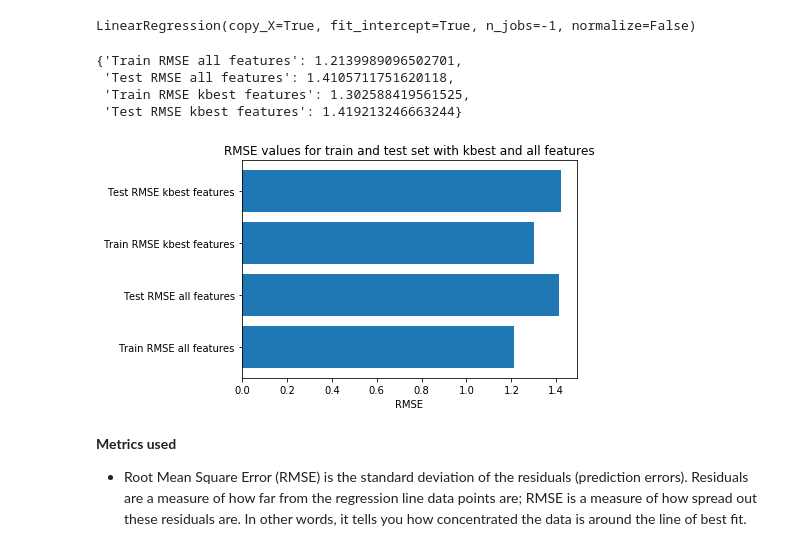
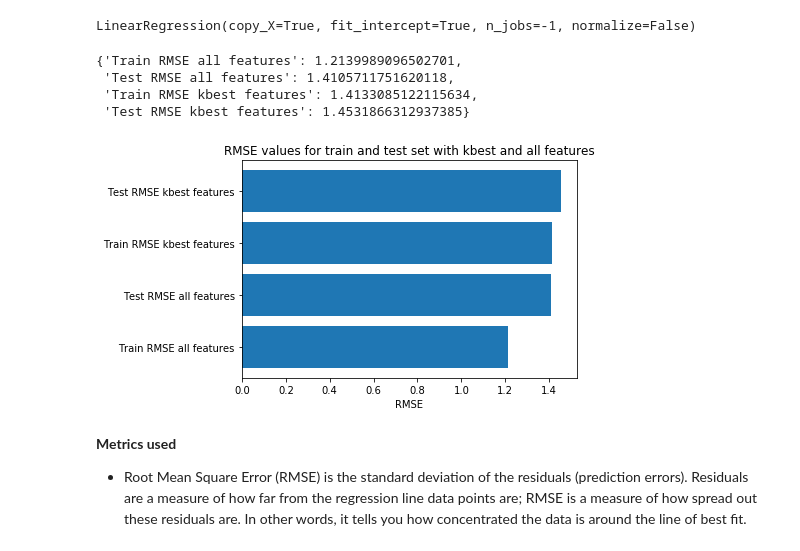
Before and after one commit to hendri80/Team_TS5_Regression, a Jupyter notebook: Team_TS5_Regression.ipynb, the cells around one changed output. Cells and saved outputs as stored; diff of their text form; code cells hidden in the pictures.

Commit message:
More cleaning, kbest40, comparing models

```diff
--- a/Team_TS5_Regression.ipynb
+++ b/Team_TS5_Regression.ipynb
@@ -354,6 +282,6 @@ from sklearn.feature_selection import mutual_info_regression, SelectKBest
 # %%
 # Creating selector
-select = SelectKBest(score_func = mutual_info_regression, k='all')
+select = SelectKBest(score_func = mutual_info_regression, k=40)
 # %%
 # Fitting selector
 X_reg_new = select.fit_transform(dummy_df, y)
@@ -390,6 +295,0 @@ We see that 111 features has a score > 0. So let's select the top 111 features.
-# %%
-# Creating selector
-select = SelectKBest(score_func = mutual_info_regression, k=111)
-# %%
-# Fitting selector
-X_reg_new = select.fit_transform(dummy_df, y)
@@ -488,22 +384,22 @@ df
 # %% [output]
 {'Train RMSE all features': 1.2139989096502701,
  'Test RMSE all features': 1.4105711751620118,
- 'Train RMSE kbest features': 1.302588419561525,
- 'Test RMSE kbest features': 1.419213246663244}
+ 'Train RMSE kbest features': 1.4133085122115634,
+ 'Test RMSE kbest features': 1.4531866312937385}
 # %%
 fig, ax = plt.subplots()
-RMSE = [1.21, 1.41, 1.30, 1.42]
+RMSE = [train_rmse_all, test_rmse_all, train_rmse_best, test_rmse_best]
 set_features = ['Train RMSE all features', 'Test RMSE all features', 'Train RMSE kbest features','Test RMSE kbest features']
 
 ax.barh(set_features, RMSE)
 ax.set_yticks(set_features)
 ax.set_yticklabels(set_features)
 ax.set_xlabel('RMSE')
 ax.set_title('RMSE values for train and test set with kbest and all features')
 
 plt.show()
 # %% [output]
-[figure, old version]
+[figure, new version]
 # %% [markdown]
 **Metrics used**
   - Root Mean Square Error (RMSE) is the standard deviation of the residuals (prediction errors). Residuals are a measure of how far from the regression line data points are; RMSE is a measure of how spread out these residuals are. In other words, it tells you how concentrated the data is around the line of best fit.
```
Also changed, not shown: parts of 146 cells of this notebook.
